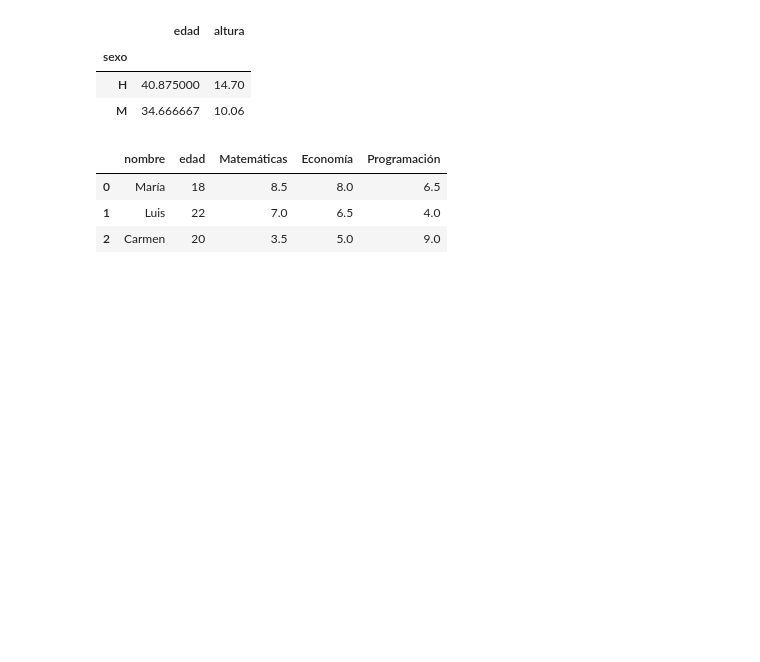
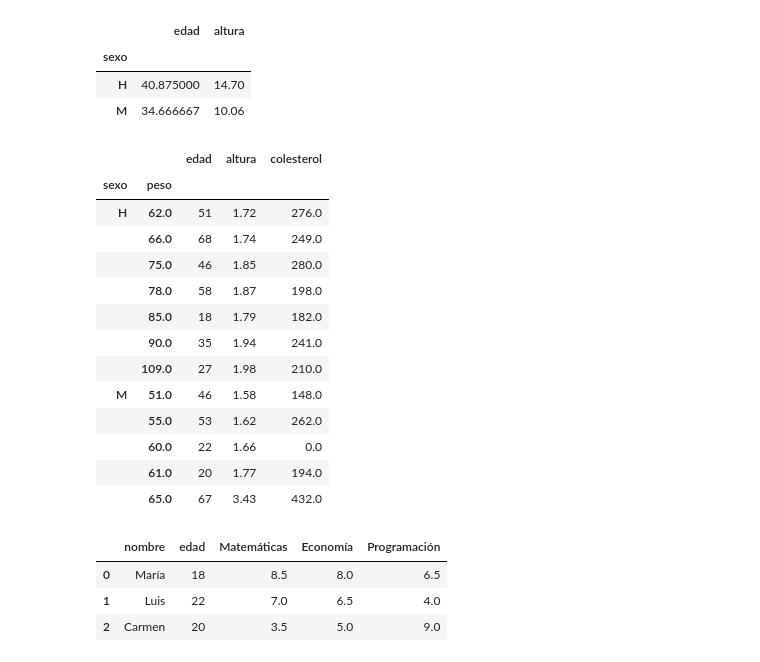
Before and after one commit to mtataytraining2/2_DataScience_Basics, a Jupyter notebook: Pandas/Pandas_dataframe_clase.ipynb, the cells around one changed output. Cells and saved outputs as stored; diff of their text form; code cells hidden in the pictures; blank space fills up the shorter version.

```diff
--- a/Pandas/Pandas_dataframe_clase.ipynb
+++ b/Pandas/Pandas_dataframe_clase.ipynb
@@ -1416,6 +1416,23 @@ dfcol.groupby('sexo').agg({'edad':'mean','altura':'sum'})
 | sexo |  |  |
 | H | 40.875000 | 14.70 |
 | M | 34.666667 | 10.06 |
+# %%
+dfcol.groupby(['sexo','peso']).agg('sum') #como no se repiten los pesos no se suma
+# %% [output]
+|  |  | edad | altura | colesterol |
+| sexo | peso |  |  |  |
+| H | 62.0 | 51 | 1.72 | 276.0 |
+|  | 66.0 | 68 | 1.74 | 249.0 |
+|  | 75.0 | 46 | 1.85 | 280.0 |
+|  | 78.0 | 58 | 1.87 | 198.0 |
+|  | 85.0 | 18 | 1.79 | 182.0 |
+|  | 90.0 | 35 | 1.94 | 241.0 |
+|  | 109.0 | 27 | 1.98 | 210.0 |
+| M | 51.0 | 46 | 1.58 | 148.0 |
+|  | 55.0 | 53 | 1.62 | 262.0 |
+|  | 60.0 | 22 | 1.66 | 0.0 |
+|  | 61.0 | 20 | 1.77 | 194.0 |
+|  | 65.0 | 67 | 3.43 | 432.0 |
 # %%
 datos = {'nombre': ['María', 'Luis', 'Carmen'],
          'edad': [18, 22, 20],
```
Also changed, not shown: parts of 1 cell of this notebook.
